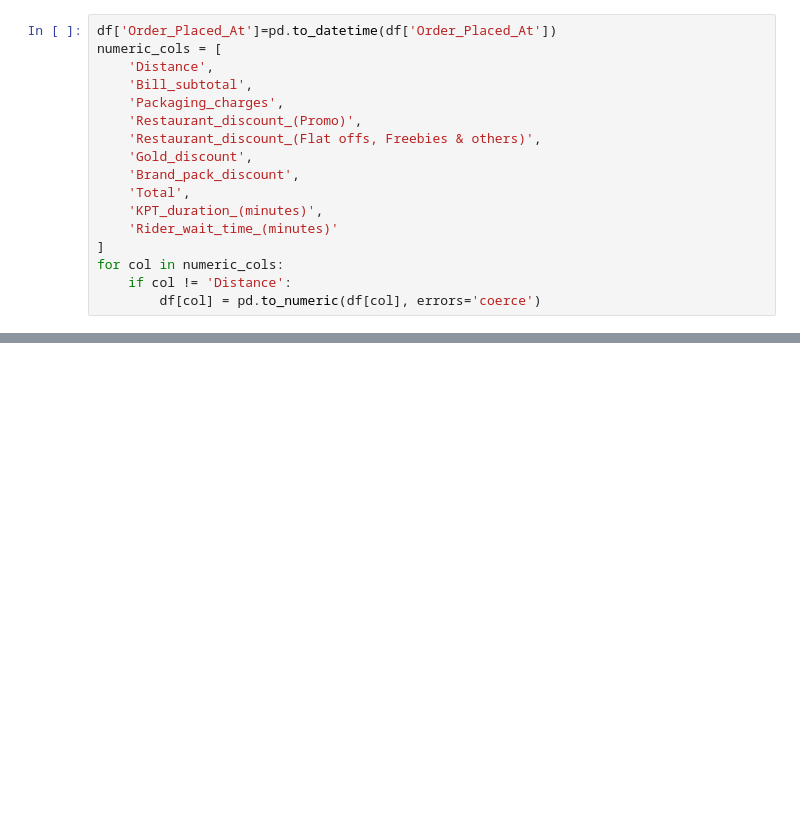
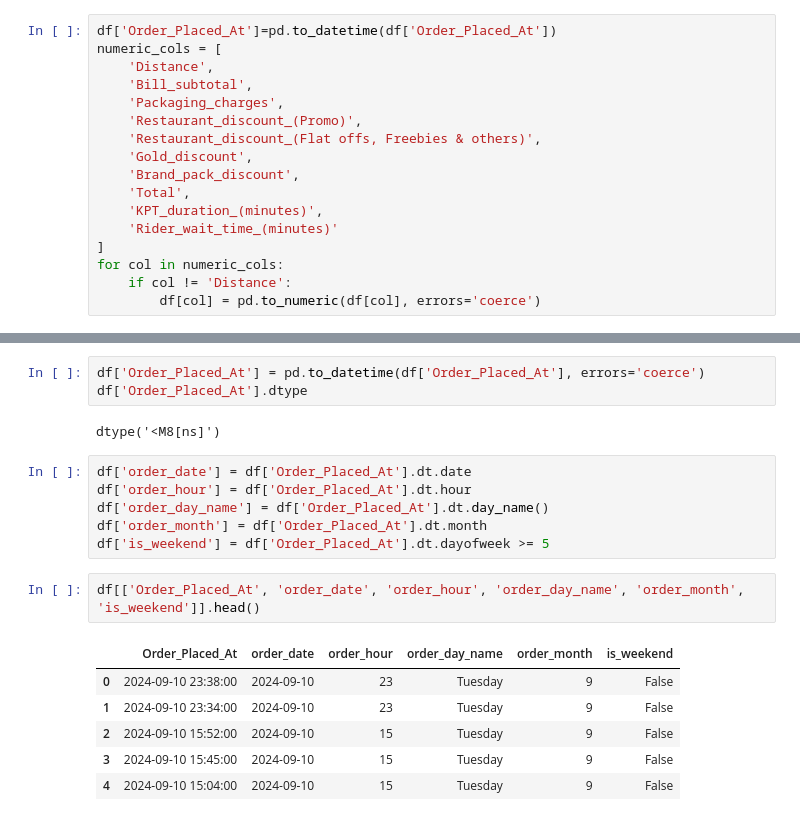
Before and after one commit to sat-06/foodie-intelligence-system, a Jupyter notebook: src/data_cleaning.ipynb, the cells around one changed output, grey strips where cells are left out. Drawn from its saved outputs; the diff is of its cells as text; blank space fills up the shorter version.

```diff
--- a/src/data_cleaning.ipynb
+++ b/src/data_cleaning.ipynb
@@ -192,3 +192,23 @@ Order_Ready_Marked                                            object
 Customer_ID                                                   object
 Dicount_construct                                             object
 dtype: object
+# %%
+df['Order_Placed_At'] = pd.to_datetime(df['Order_Placed_At'], errors='coerce')
+df['Order_Placed_At'].dtype
+# %% [output]
+dtype('<M8[ns]')
+# %%
+df['order_date'] = df['Order_Placed_At'].dt.date
+df['order_hour'] = df['Order_Placed_At'].dt.hour
+df['order_day_name'] = df['Order_Placed_At'].dt.day_name()
+df['order_month'] = df['Order_Placed_At'].dt.month
+df['is_weekend'] = df['Order_Placed_At'].dt.dayofweek >= 5
+# %%
+df[['Order_Placed_At', 'order_date', 'order_hour', 'order_day_name', 'order_month', 'is_weekend']].head()
+# %% [output]
+|  | Order_Placed_At | order_date | order_hour | order_day_name | order_month | is_weekend |
+| 0 | 2024-09-10 23:38:00 | 2024-09-10 | 23 | Tuesday | 9 | False |
+| 1 | 2024-09-10 23:34:00 | 2024-09-10 | 23 | Tuesday | 9 | False |
+| 2 | 2024-09-10 15:52:00 | 2024-09-10 | 15 | Tuesday | 9 | False |
+| 3 | 2024-09-10 15:45:00 | 2024-09-10 | 15 | Tuesday | 9 | False |
+| 4 | 2024-09-10 15:04:00 | 2024-09-10 | 15 | Tuesday | 9 | False |
```
Also changed, not shown: parts of 7 cells of this notebook, 1 other file.
